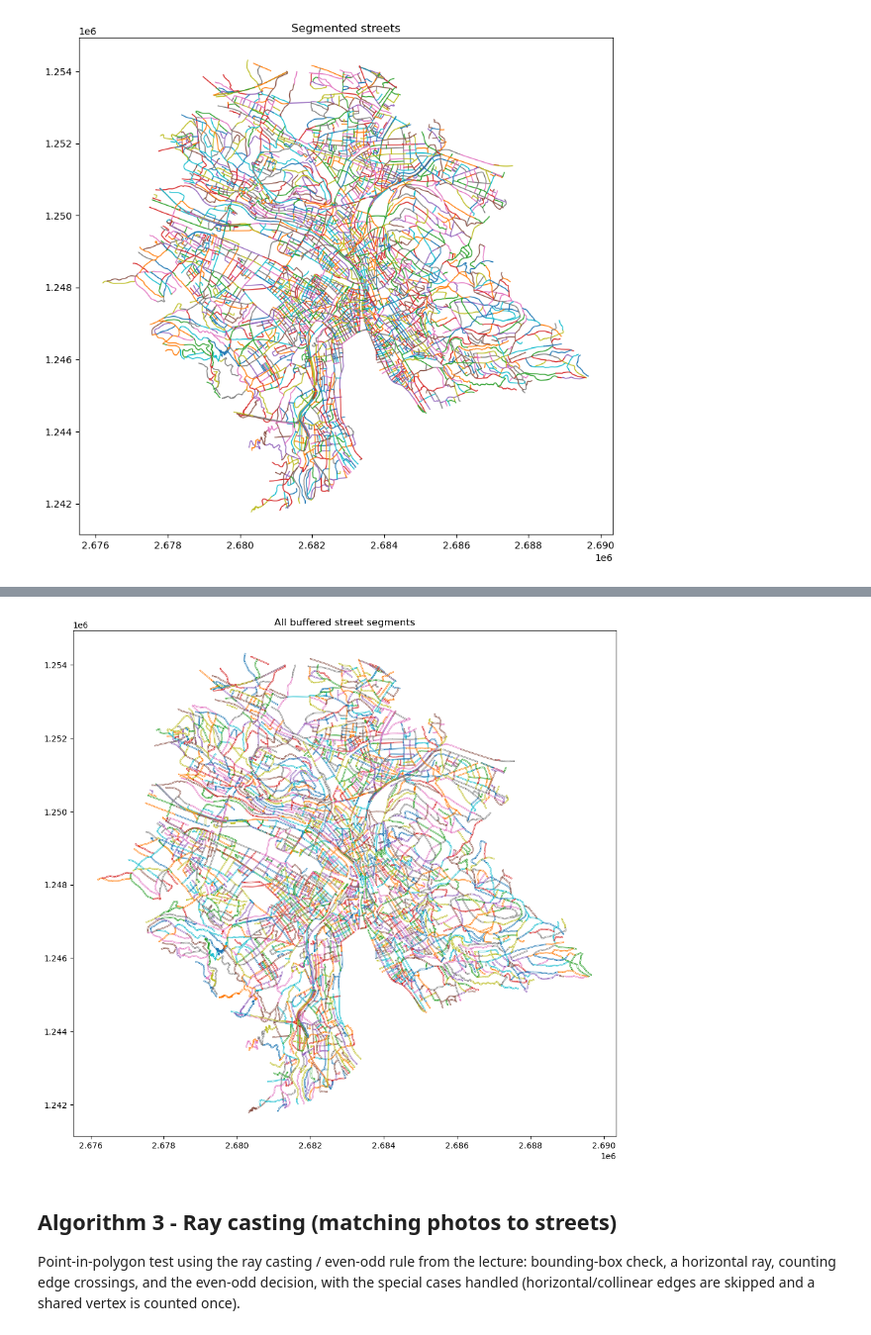
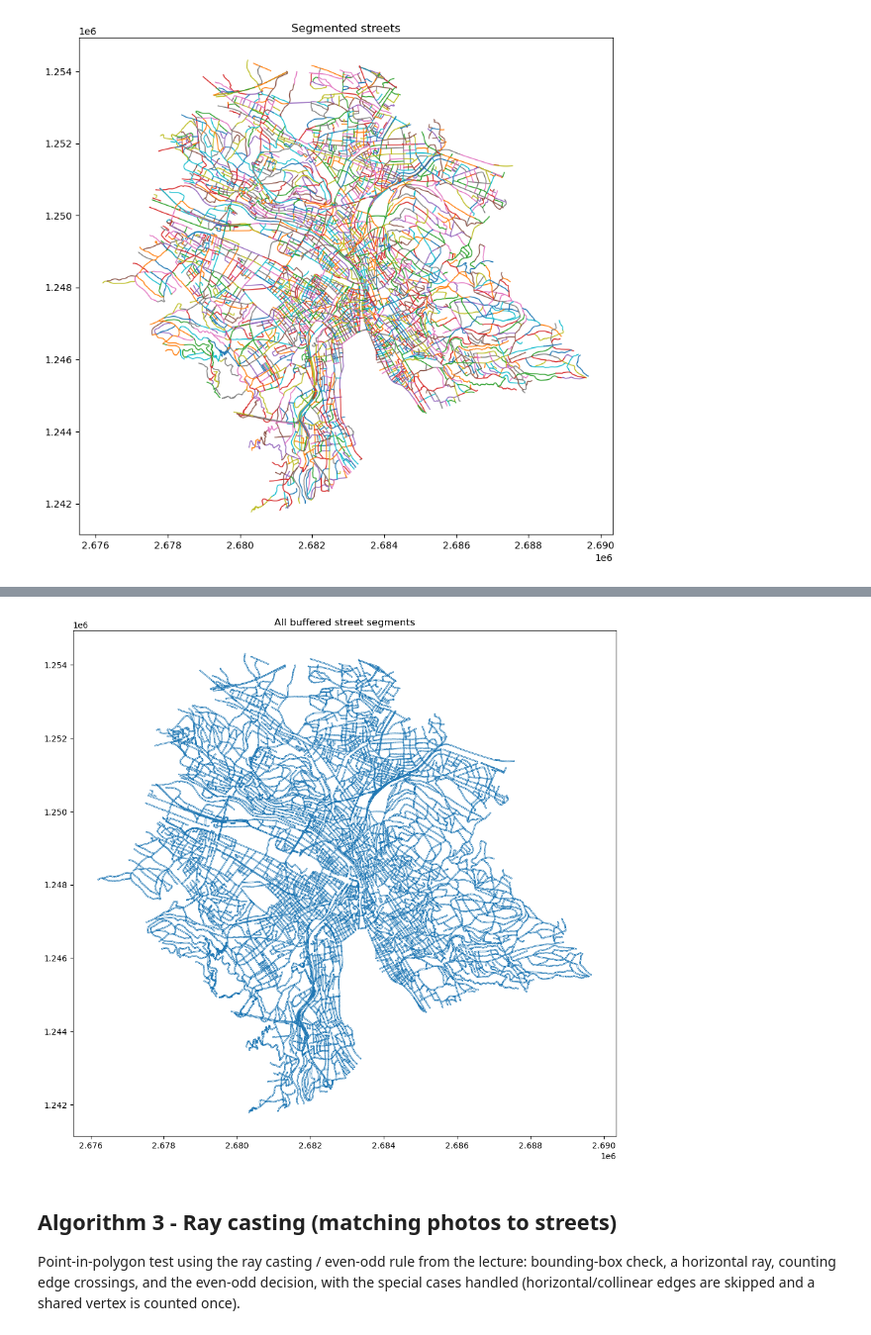
Before and after one commit to Leasto/Spatial_Algorithms, a Jupyter notebook: GEO877_Aiello_final_code.ipynb, the cells around one changed output, grey strips where cells are left out. Shown at 99% size. Cells and saved outputs as stored; diff of their text form; code cells hidden in the pictures.

```diff
--- a/GEO877_Aiello_final_code.ipynb
+++ b/GEO877_Aiello_final_code.ipynb
@@ -732,35 +564,25 @@ def line_intersection(p1, d1, p2, d2):
 # %%
-# Plot all buffers
-# We only buffer segments of at least 100 m so the map stays readable.
+from matplotlib.collections import LineCollection
+
+# Only buffer street segments which are at longer than 100 m to avoid overlaps
 df_filtered = df_street_segments[df_street_segments["seg_len_m"] >= 100].copy()
 
-def calc_buffer(coords):
-    pg = object.__new__(PointGroup)
-    pg.points = [Point(x, y) for x, y in coords]
-    pg.size   = len(pg.points)
-    buffer_pg = pg.street_buffer(width=25)
-    return [(p.x, p.y) for p in buffer_pg.points]
+# Applying the buffer on the filtered street segments
+df_filtered["buffer"] = df_filtered["coords"].apply(
+    lambda coords: buffer([Point(x, y) for x, y in coords], width=25))
 
-df_filtered["buffer"] = df_filtered["coords"].apply(calc_buffer)
-
-#create plot
+# Plot all buffered segments
 fig, ax = plt.subplots(figsize=(10, 10))
 
-for _, row in df_filtered.iterrows():
-    buffer_coords = row["buffer"]
-
-    if not buffer_coords:
-        continue
-
-    xs, ys = zip(*buffer_coords)
-    ax.plot(xs, ys, linewidth=0.5)
-
+lines = [coords for coords in df_filtered["buffer"] if coords]
+ax.add_collection(LineCollection(lines, linewidths=0.5))
+ax.autoscale()
 ax.set_aspect("equal")
 ax.set_title("All buffered street segments")
 plt.tight_layout()
 plt.show()
 # %% [output]
-[figure, old version]
+[figure, new version]
 # %% [markdown]
 ## Algorithm 3 - Ray casting (matching photos to streets)
 
```
Also changed, not shown: parts of 5 cells of this notebook.
